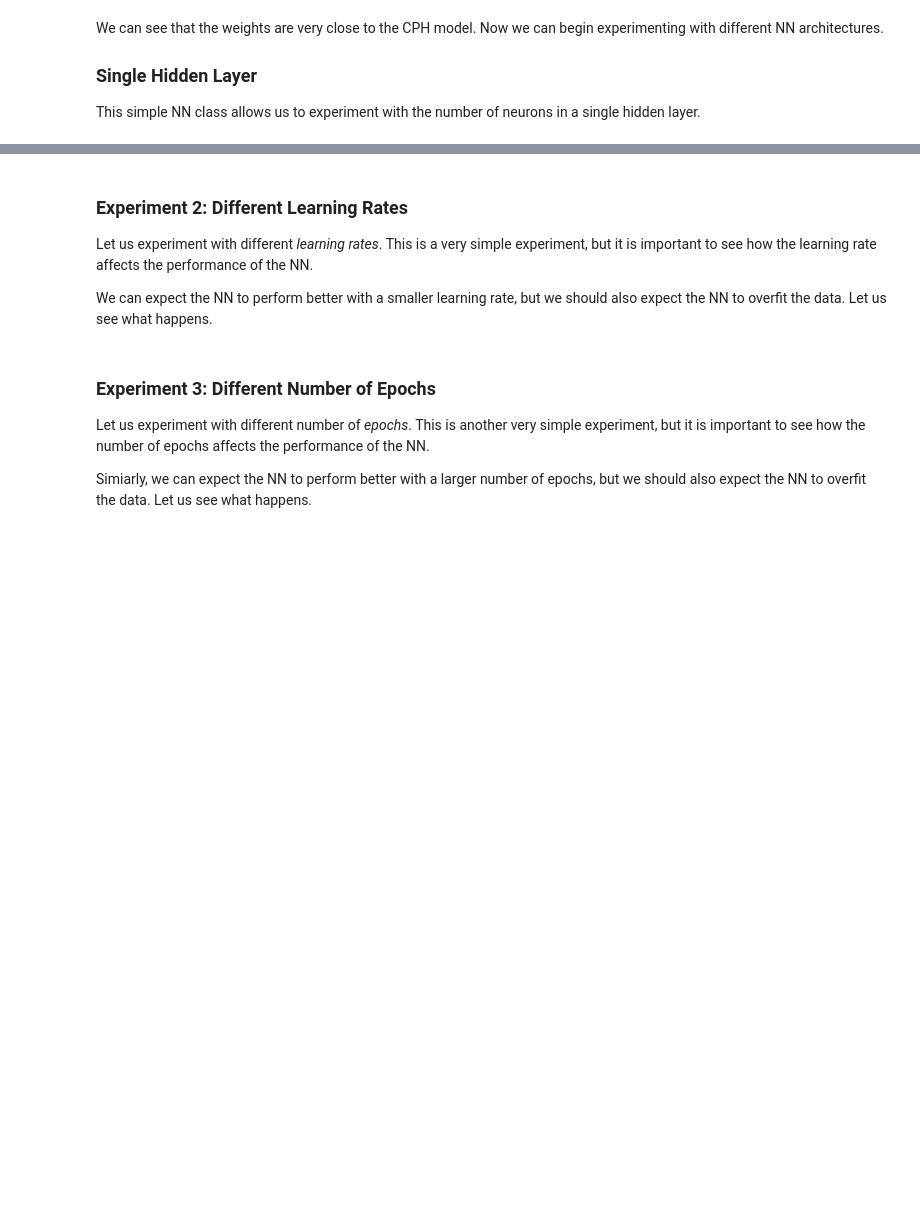
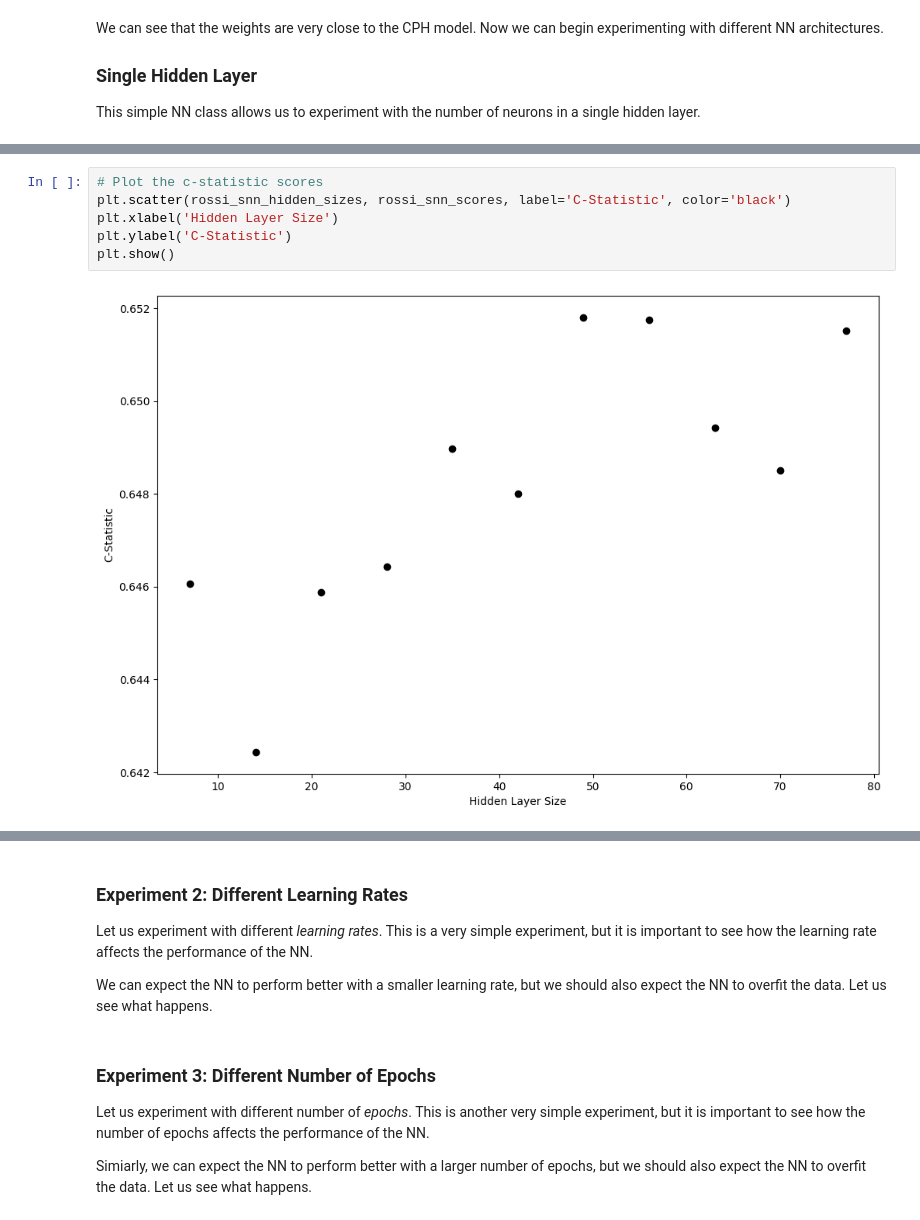
Before and after one commit to omariosc/survival-analysis, a Jupyter notebook: code.ipynb, the cells around one changed output, grey strips where cells are left out. Saved outputs shown, nothing was run; the diff lists cells and outputs as text; blank space fills up the shorter version.

```diff
--- a/code.ipynb
+++ b/code.ipynb
@@ -1254,0 +1351,8 @@ Trained NN c-statistic: 0.6548051319293149
+# %%
+# Plot the c-statistic scores
+plt.scatter(rossi_snn_hidden_sizes, rossi_snn_scores, label='C-Statistic', color='black')
+plt.xlabel('Hidden Layer Size')
+plt.ylabel('C-Statistic')
+plt.show()
+# %% [output]
+[figure, added]
```
Also changed, not shown: parts of 46 cells of this notebook.
